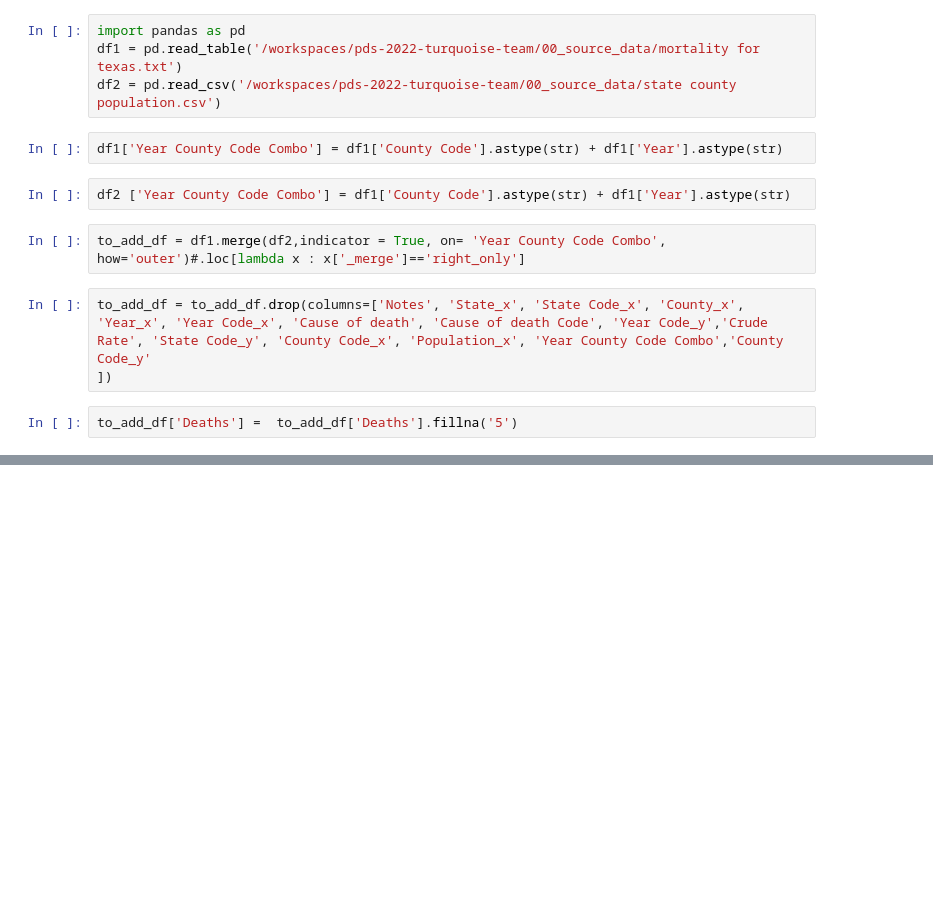
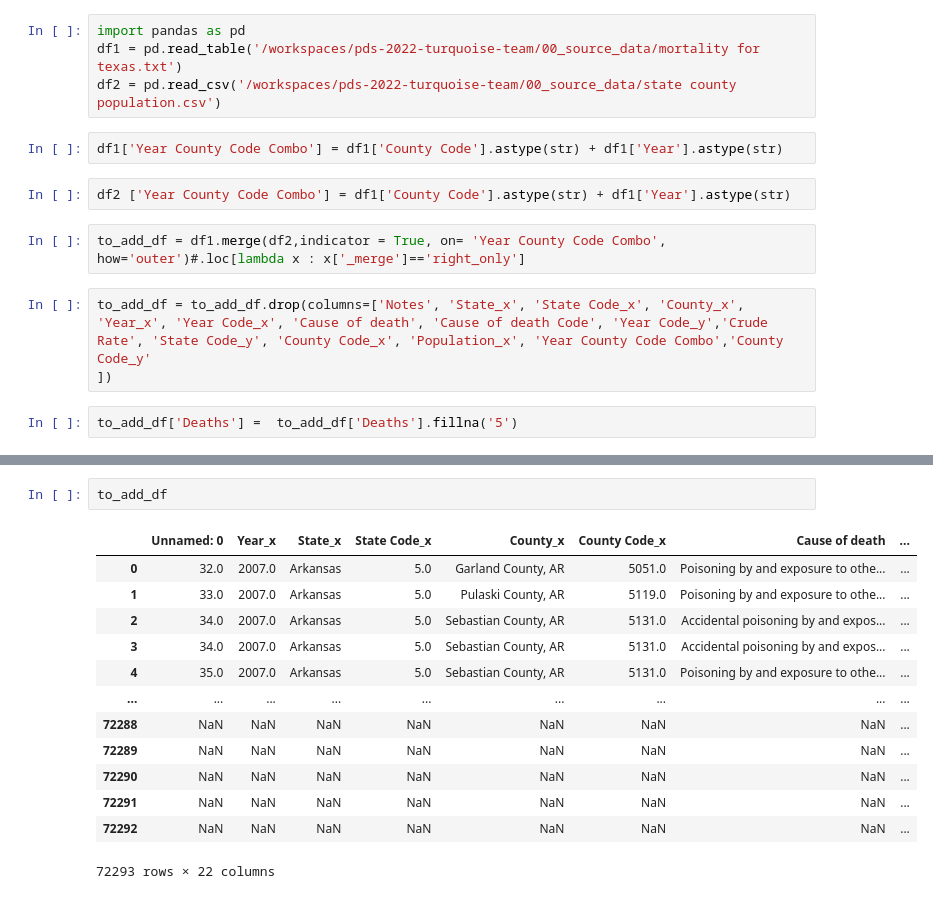
Before and after one commit to MIDS-at-Duke/pds-2022-turquoise-team, a Jupyter notebook: 10_code/texas cleaning final .ipynb, the cells around one changed output, grey strips where cells are left out. Drawn from its saved outputs; the diff is of its cells as text; blank space fills up the shorter version.

```diff
--- a/10_code/texas cleaning final .ipynb
+++ b/10_code/texas cleaning final .ipynb
@@ -33,0 +81,16 @@ to_add_df.to_csv('/workspaces/pds-2022-turquoise-team/00_source_data/texas_all_d
+# %%
+to_add_df
+# %% [output]
+|  | Unnamed: 0 | Year_x | State_x | State Code_x | County_x | County Code_x | Cause of death | ... |
+| 0 | 32.0 | 2007.0 | Arkansas | 5.0 | Garland County, AR | 5051.0 | Poisoning by and exposure to othe... | ... |
+| 1 | 33.0 | 2007.0 | Arkansas | 5.0 | Pulaski County, AR | 5119.0 | Poisoning by and exposure to othe... | ... |
+| 2 | 34.0 | 2007.0 | Arkansas | 5.0 | Sebastian County, AR | 5131.0 | Accidental poisoning by and expos... | ... |
+| 3 | 34.0 | 2007.0 | Arkansas | 5.0 | Sebastian County, AR | 5131.0 | Accidental poisoning by and expos... | ... |
+| 4 | 35.0 | 2007.0 | Arkansas | 5.0 | Sebastian County, AR | 5131.0 | Poisoning by and exposure to othe... | ... |
+| ... | ... | ... | ... | ... | ... | ... | ... | ... |
+| 72288 | NaN | NaN | NaN | NaN | NaN | NaN | NaN | ... |
+| 72289 | NaN | NaN | NaN | NaN | NaN | NaN | NaN | ... |
+| 72290 | NaN | NaN | NaN | NaN | NaN | NaN | NaN | ... |
+| 72291 | NaN | NaN | NaN | NaN | NaN | NaN | NaN | ... |
+| 72292 | NaN | NaN | NaN | NaN | NaN | NaN | NaN | ... |
+72293 rows × 22 columns
```
Also changed, not shown: parts of 11 cells of this notebook, 2 other files.
